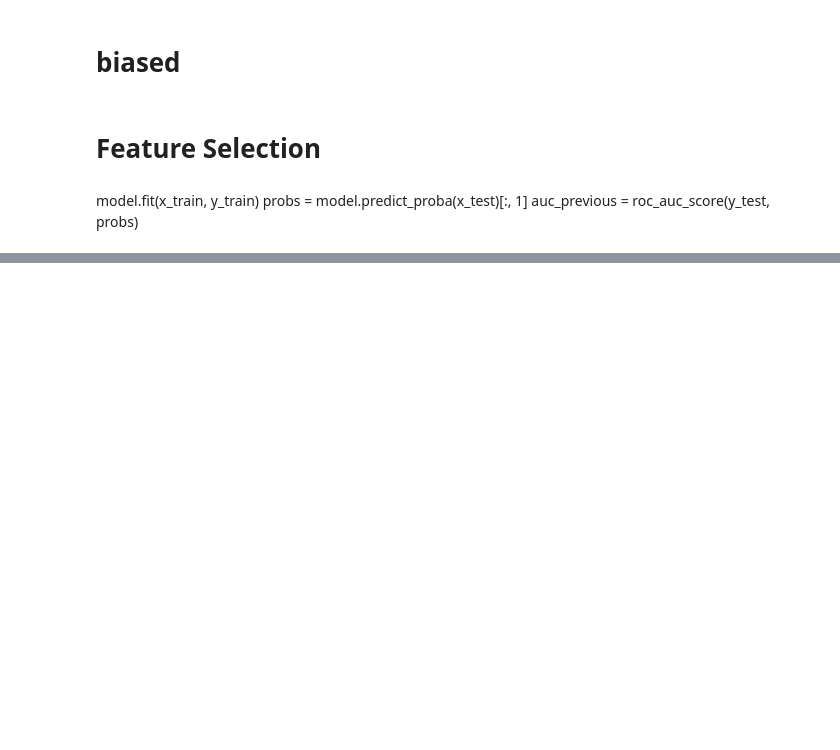
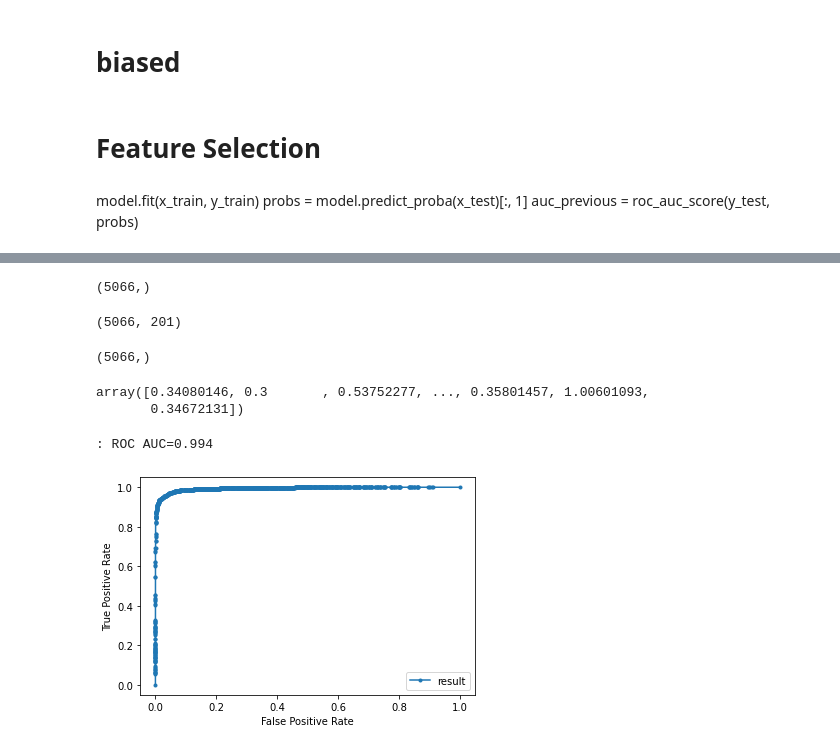
Before and after one commit to makyeme/Machine_conditions_monitoring, a Jupyter notebook: simon_ml.ipynb, the cells around one changed output, grey strips where cells are left out. Cells and saved outputs as stored; diff of their text form; code cells hidden in the pictures; blank space fills up the shorter version.

```diff
--- a/simon_ml.ipynb
+++ b/simon_ml.ipynb
@@ -392,0 +489,4 @@ b + ['a']
+# %%
+loaded_model = pickle.load(open('models/rfc_tuned', 'rb'))
+# %%
+x_train_test, x_val, y_train_test, y_val = read_data(cv=True)
@@ -392,0 +573,38 @@ b + ['a']
+# %%
+probs = loaded_model.predict_proba(x_val.drop(['machine', 'id'], axis=1))
+# %%
+y_val.shape
+# %% [output]
+(5066,)
+# %%
+x_val.shape
+# %% [output]
+(5066, 201)
+# %%
+y_val.shape
+# %% [output]
+(5066,)
+# %%
+probs[:, 1]+0.3
+# %% [output]
+array([0.34080146, 0.3       , 0.53752277, ..., 0.35801457, 1.00601093,
+       0.34672131])
+# %%
+lr_auc = roc_auc_score(y_val, probs[:, 1])
+print(': ROC AUC=%.3f' % (lr_auc))
+
+# calculate roc curves
+lr_fpr, lr_tpr, _ = roc_curve(y_val, probs[:, 1])
+# plot the roc curve for the model
+
+plt.plot(lr_fpr, lr_tpr, marker='.', label='result')
+# axis labels
+plt.xlabel('False Positive Rate')
+plt.ylabel('True Positive Rate')
+# show the legend
+plt.legend()
+# show the plot
+plt.show()
+# %% [output]
+: ROC AUC=0.994
+[figure, added]
```
Also changed, not shown: parts of 31 cells of this notebook, 7 other files.
